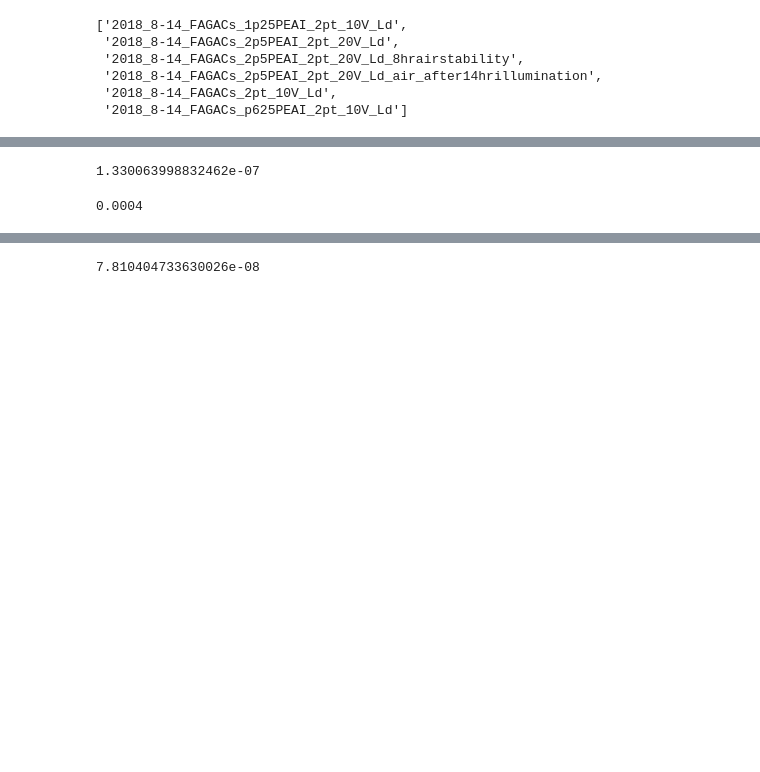
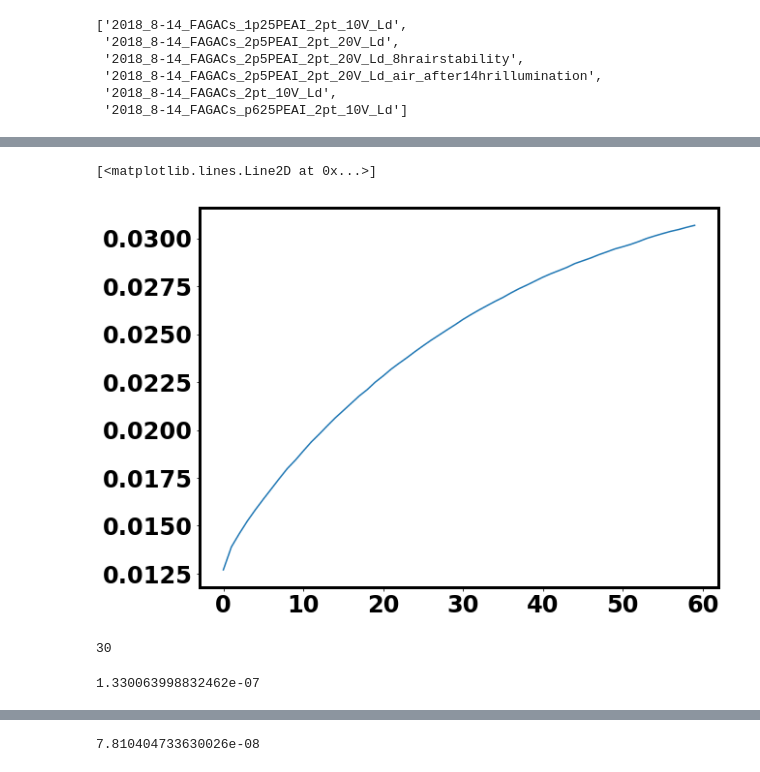
Before and after one commit to rstoddard24/PVtools, a Jupyter notebook: PVtools/PL-Ld/2018_8-14Ld_analysis.ipynb, the cells around one changed output, grey strips where cells are left out. Drawn from its saved outputs; the diff is of its cells as text; code cells hidden in the pictures; blank space fills up the shorter version.

```diff
--- a/PVtools/PL-Ld/2018_8-14Ld_analysis.ipynb
+++ b/PVtools/PL-Ld/2018_8-14Ld_analysis.ipynb
@@ -132,3 +191,16 @@ names
+# %%
+PLQYs = np.zeros(PLQY_ims.shape[0])
+for tt in range(PLQY_ims.shape[0]):
+    PLQYs[tt] = np.mean(PLQY_ims[tt,250:1800,250:1800]*100)
+
+plt.plot(PLQYs)
+# %% [output]
+[<matplotlib.lines.Line2D at 0x...>]
+[figure, added]
+# %%
+ii
+# %% [output]
+30
 # %%
 d = 3e-7 #m
 aI = 1.55e21 #photons/sec-m^2
@@ -137,8 +209,3 @@ Ld = math.sqrt(sigma*keV*T*q/(2*q**2*aI/d))
 Ld
 # %% [output]
 1.330063998832462e-07
-# %%
-sigma = 3*4e-11/d
-sigma
-# %% [output]
-0.0004
```
Also changed, not shown: parts of 9 cells of this notebook.
